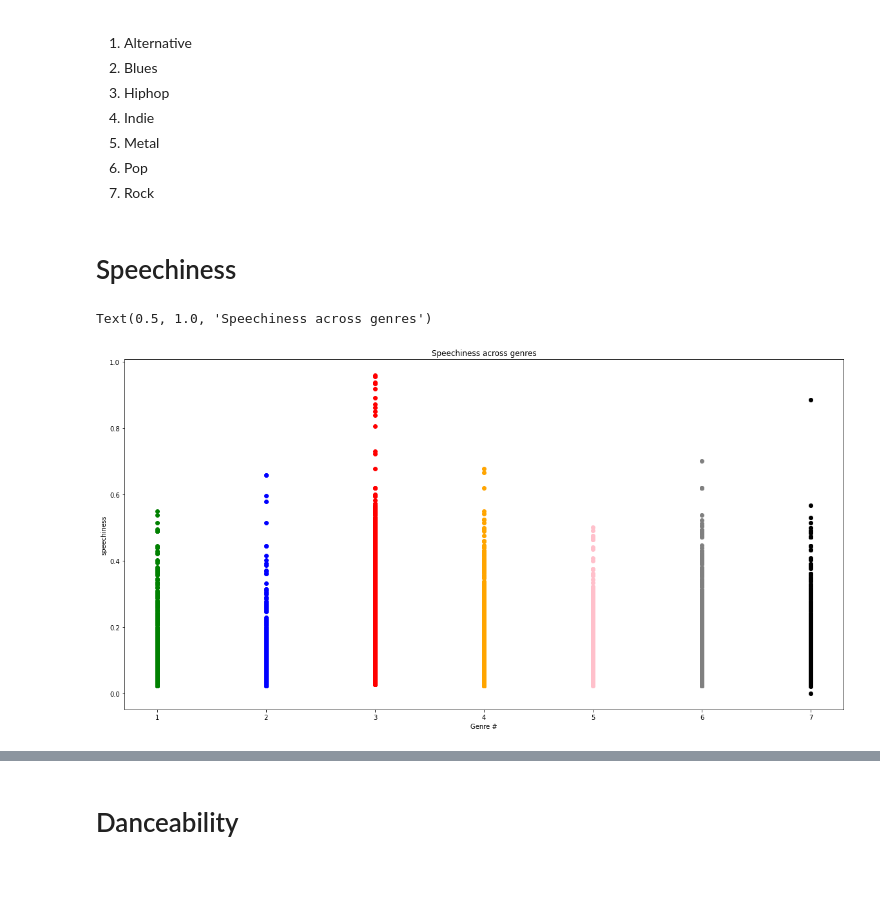
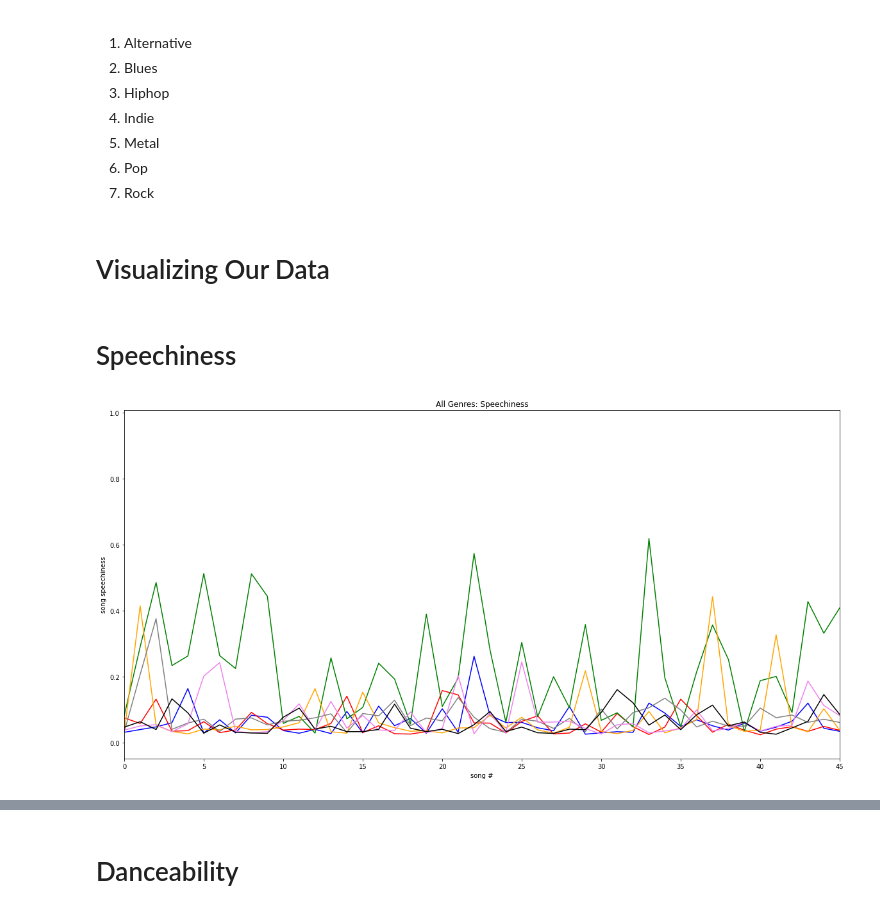
Before and after one commit to AnthonyMarin/CSCI-166-GenreClassification, a Jupyter notebook: Untitled.ipynb, the cells around one changed output, grey strips where cells are left out. Drawn from its saved outputs; the diff is of its cells as text; code cells hidden in the pictures; blank space fills up the shorter version.

```diff
--- a/Untitled.ipynb
+++ b/Untitled.ipynb
@@ -27,21 +27,39 @@ rock = pnda.read_csv("dataSets/rock_music_data.csv")
 5. Metal
 6. Pop
 7. Rock
+# %% [markdown]
+# Visualizing Our Data
 # %% [markdown]
 # Speechiness
 # %%
 ppt.figure(figsize=(20,10))
-ppt.scatter(alt.genre_tag,alt.speechiness, color = 'green')
-ppt.scatter(blues.genre_tag,blues.speechiness, color = 'blue')
-ppt.scatter(hiphop.genre_tag,hiphop.speechiness, color = 'red')
-ppt.scatter(indie.genre_tag,indie.speechiness, color = 'orange')
-ppt.scatter(metal.genre_tag,metal.speechiness, color = 'pink')
-ppt.scatter(pop.genre_tag,pop.speechiness, color = 'gray')
-ppt.scatter(rock.genre_tag,rock.speechiness, color = 'black')
 
-ppt.xlabel("Genre #")
-ppt.ylabel("speechiness")
-ppt.title("Speechiness across genres")
+aS = npy.array(alt.speechiness)
+bS = npy.array(blues.speechiness)
+hhS = npy.array(hiphop.speechiness)
+iS = npy.array(indie.speechiness)
+mS = npy.array(metal.speechiness)
+pS = npy.array(pop.speechiness)
+rS = npy.array(rock.speechiness)
+
+songRange = list(range(1, 1000))
+
+ppt.xlim([0, 45])
+
+
+ppt.plot(list(range(0,len(aS))),aS,color='blue')
+ppt.plot(list(range(0,len(bS))),bS, color='red')
+ppt.plot(list(range(0,len(hhS))),hhS, color='green')
+ppt.plot(list(range(0,len(iS))),iS, color='orange')
+ppt.plot(list(range(0,len(mS))),mS, color='gray')
+ppt.plot(list(range(0,len(pS))),pS, color='violet')
+ppt.plot(list(range(0,len(rS))),rS, color='black')
+
+
+ppt.xlabel("song #")
+ppt.ylabel("song speechiness")
+ppt.title("All Genres: Speechiness")
+
+ppt.show()
 # %% [output]
-Text(0.5, 1.0, 'Speechiness across genres')
-[figure, old version]
+[figure, new version]
```
Also changed, not shown: parts of 8 cells of this notebook.
